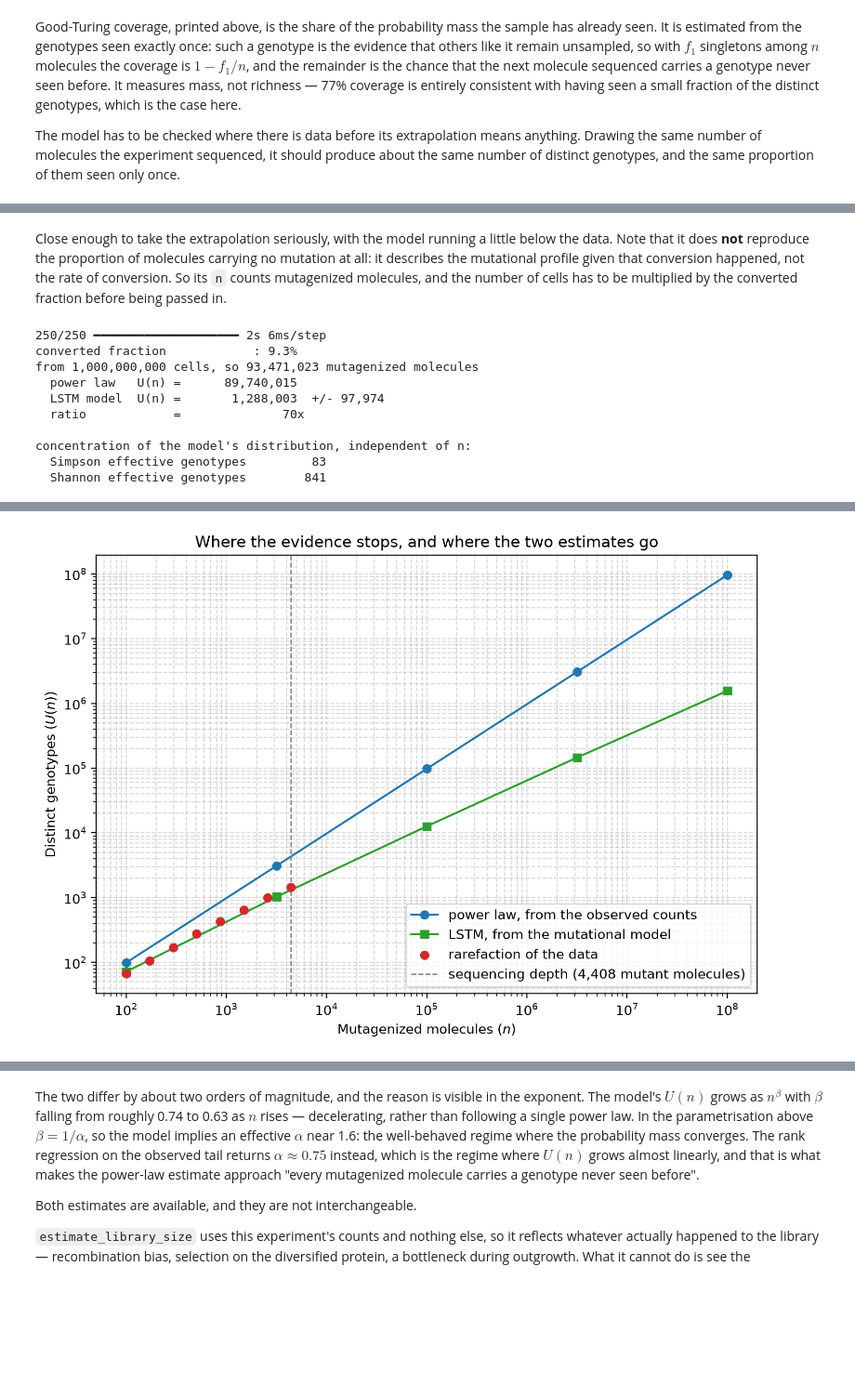
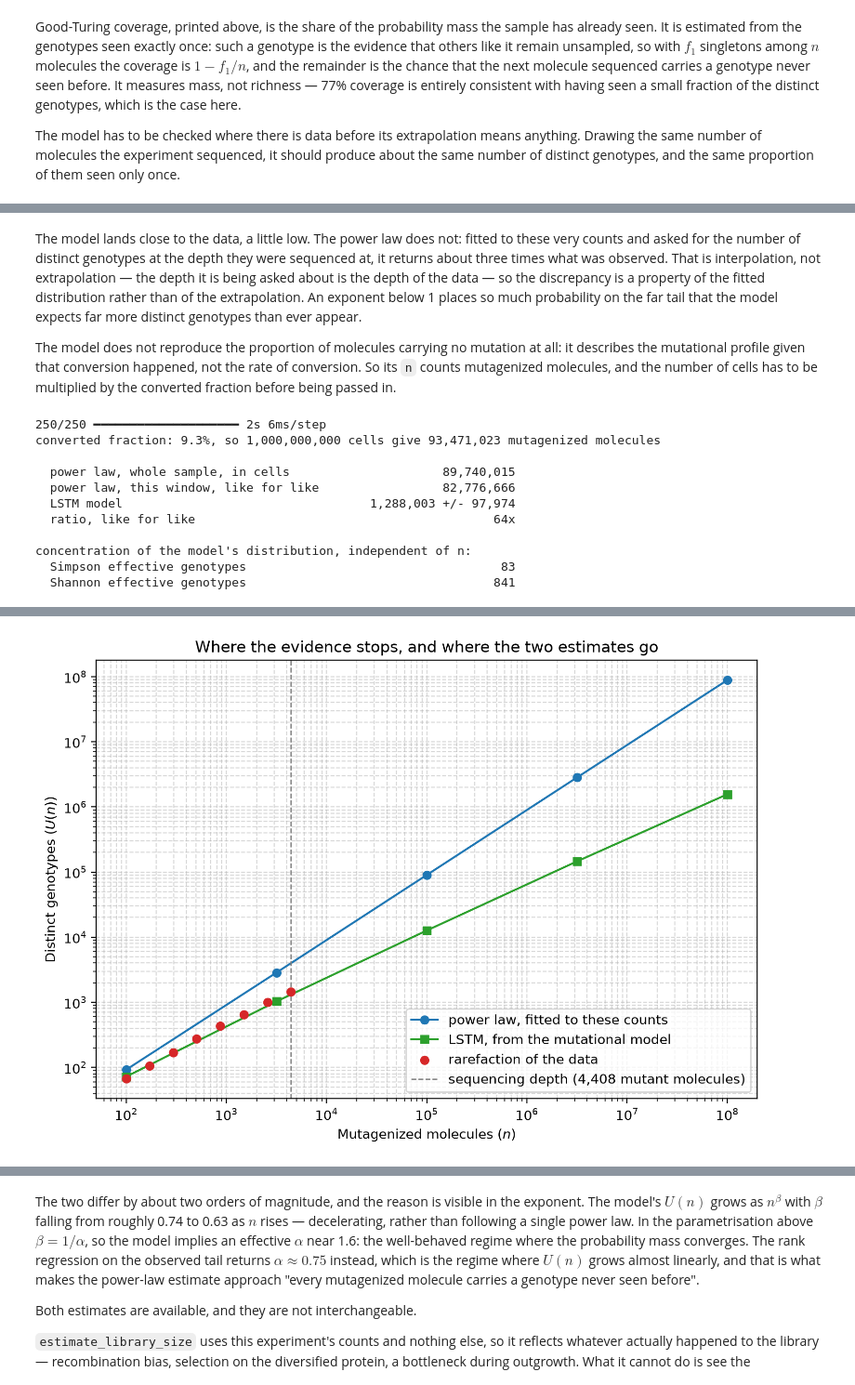
Before and after one commit to dbikard/dgrec, a Jupyter notebook: nbs/DGRec data analysis/01_library_size_estimation.ipynb, the cells around one changed output, grey strips where cells are left out. Shown at 93% size. Cells and saved outputs as stored; diff of their text form; code cells hidden in the pictures; blank space fills up the shorter version.

```diff
--- a/nbs/DGRec data analysis/01_library_size_estimation.ipynb
+++ b/nbs/DGRec data analysis/01_library_size_estimation.ipynb
@@ -225,6 +228,12 @@ coverage                     77.2%       75.1%
 # %% [markdown]
-Close enough to take the extrapolation seriously, with the model running a little below the data.
-Note that it does **not** reproduce the proportion of molecules carrying no mutation at all: it
+The model lands close to the data, a little low. The power law does not: fitted to these very
+counts and asked for the number of distinct genotypes at the depth they were sequenced at, it
+returns about three times what was observed. That is interpolation, not extrapolation — the
+depth it is being asked about is the depth of the data — so the discrepancy is a property of the
+fitted distribution rather than of the extrapolation. An exponent below 1 places so much
+probability on the far tail that the model expects far more distinct genotypes than ever appear.
+
+The model does not reproduce the proportion of molecules carrying no mutation at all: it
 describes the mutational profile given that conversion happened, not the rate of conversion. So
 its `n` counts mutagenized molecules, and the number of cells has to be multiplied by the
 converted fraction before being passed in.
@@ -232,28 +241,39 @@ converted fraction before being passed in.
 if _LSTM:
     converted = n_mutant / (n_mutant + n_unmutated)
     n_cells = 10**9
-    lstm_est = estimate_library_size_lstm(TR, n=int(n_cells*converted), n_samples=8000, seed=0)
+    n_mutagenized = int(n_cells * converted)
 
-    print(f"converted fraction            : {100*converted:.1f}%")
-    print(f"from {n_cells:,} cells, so {int(n_cells*converted):,} mutagenized molecules")
-    print(f"  power law   U(n) = {results['library_size']:>15,}")
-    print(f"  LSTM model  U(n) = {lstm_est['library_size']:>15,.0f}  +/- {lstm_est['se']:,.0f}")
-    print(f"  ratio            = {results['library_size']/lstm_est['library_size']:>15.0f}x")
-    print()
-    print(f"concentration of the model's distribution, independent of n:")
-    print(f"  Simpson effective genotypes {lstm_est['simpson_effective']:>10,.0f}")
-    print(f"  Shannon effective genotypes {lstm_est['shannon_effective']:>10,.0f}")
+    #the power law two ways: as applied at the top of this page, to the whole sample at a depth
+    #counted in cells; and fitted to the window-restricted mutant counts, which is the basis the
+    #LSTM and the rarefaction use. The two differ far less than either differs from the model.
+    pl_whole = results['library_size']
+    pl_window = estimate_library_size(list(in_window.values()), G=4**20, N=n_mutagenized)['library_size']
+    lstm_est = estimate_library_size_lstm(TR, n=n_mutagenized, n_samples=8000, seed=0)
+
+    print(f"converted fraction: {100*converted:.1f}%, so {n_cells:,} cells give "
+          f"{n_mutagenized:,} mutagenized molecules\n")
+    rows = [("power law, whole sample, in cells", f"{pl_whole:,}"),
+            ("power law, this window, like for like", f"{pl_window:,}"),
+            ("LSTM model", f"{lstm_est['library_size']:,.0f} +/- {lstm_est['se']:,.0f}"),
+            ("ratio, like for like", f"{pl_window/lstm_est['library_size']:.0f}x")]
+    for label, value in rows:
+        print(f"  {label:<40}{value:>24}")
+
+    print("\nconcentration of the model's distribution, independent of n:")
+    print(f"  {'Simpson effective genotypes':<40}{lstm_est['simpson_effective']:>24,.0f}")
+    print(f"  {'Shannon effective genotypes':<40}{lstm_est['shannon_effective']:>24,.0f}")
 # %% [output]
 250/250 ━━━━━━━━━━━━━━━━━━━━ 2s 6ms/step
-converted fraction            : 9.3%
-from 1,000,000,000 cells, so 93,471,023 mutagenized molecules
-  power law   U(n) =      89,740,015
-  LSTM model  U(n) =       1,288,003  +/- 97,974
-  ratio            =              70x
+converted fraction: 9.3%, so 1,000,000,000 cells give 93,471,023 mutagenized molecules
+
+  power law, whole sample, in cells                     89,740,015
+  power law, this window, like for like                 82,776,666
+  LSTM model                                  1,288,003 +/- 97,974
+  ratio, like for like                                         64x
 
 concentration of the model's distribution, independent of n:
-  Simpson effective genotypes         83
-  Shannon effective genotypes        841
+  Simpson effective genotypes                                   83
+  Shannon effective genotypes                                  841
 # %%
 if _LSTM:
     import random
@@ -271,11 +291,13 @@ if _LSTM:
     n_model = np.logspace(2, 8, num=5, base=10, dtype=int)
     lstm_curve = [estimate_library_size_lstm(TR, n=int(n), n_samples=1500, seed=0)['library_size']
                   for n in n_model]
-    power_curve = [estimate_library_size(counts, G=4**20, N=int(n/converted))['library_size']
+    #fitted to the same window-restricted mutant counts the other two describe, so that all
+    #three curves are about the same object: distinct genotypes among n mutagenized molecules
+    power_curve = [estimate_library_size(list(in_window.values()), G=4**20, N=int(n))['library_size']
                    for n in n_model]
 
     plt.figure(figsize=(9, 6))
-    plt.plot(n_model, power_curve, 'o-', color='tab:blue', label='power law, from the observed counts')
+    plt.plot(n_model, power_curve, 'o-', color='tab:blue', label='power law, fitted to these counts')
     plt.plot(n_model, lstm_curve, 's-', color='tab:green', label='LSTM, from the mutational model')
     plt.scatter(n_obs, rarefaction, color='tab:red', zorder=5, label='rarefaction of the data')
     plt.axvline(len(pop), color='gray', ls='--', lw=1,
@@ -297,4 +319,4 @@ if _LSTM:
-[figure, old version]
+[figure, new version]
 # %% [markdown]
 Everything to the left of the dashed line is evidence; everything to the right is extrapolation.
 The red points are a rarefaction of the molecules actually sequenced — drawn without replacement,
```
Also changed, not shown: parts of 3 cells of this notebook.
